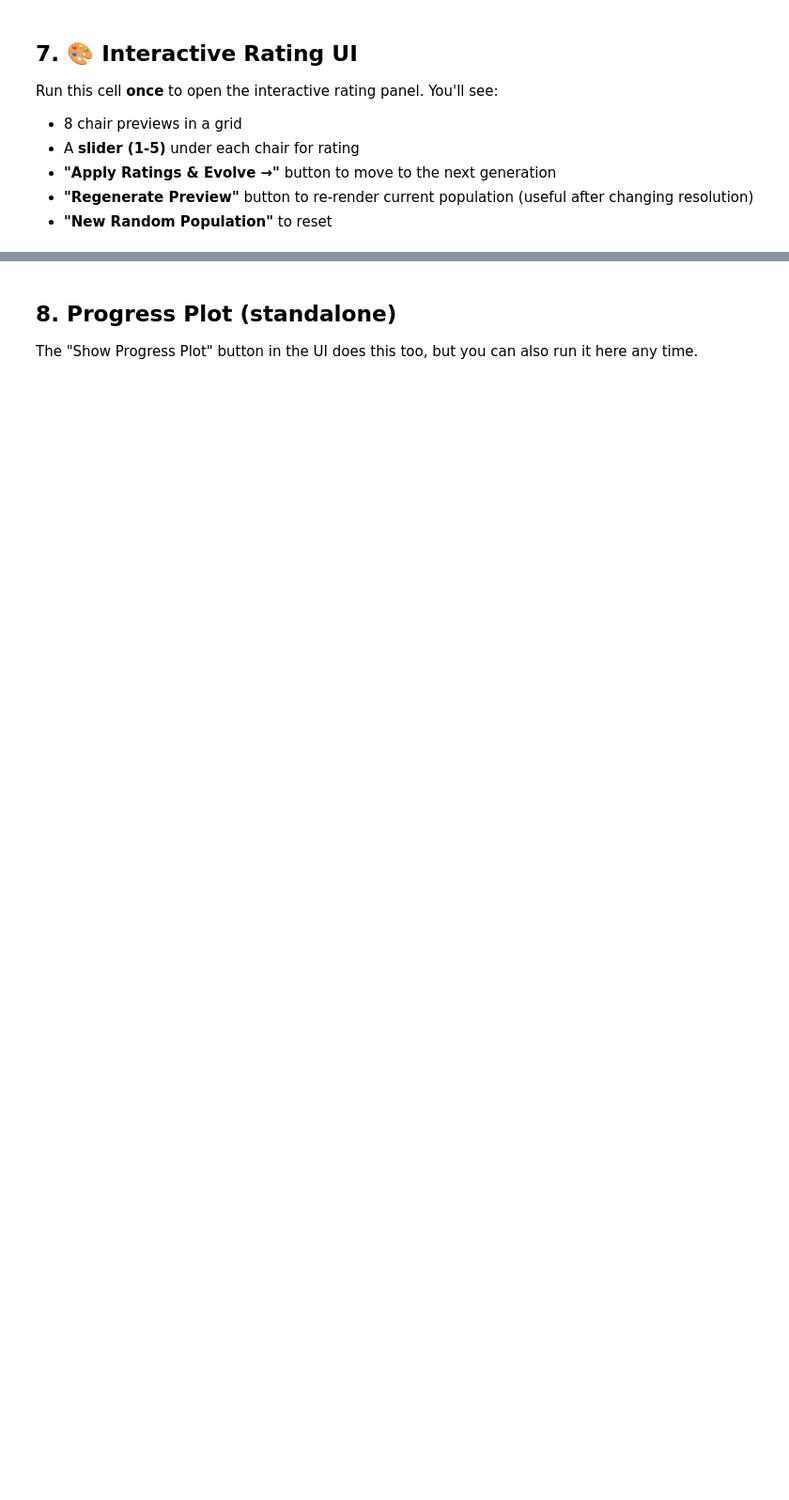
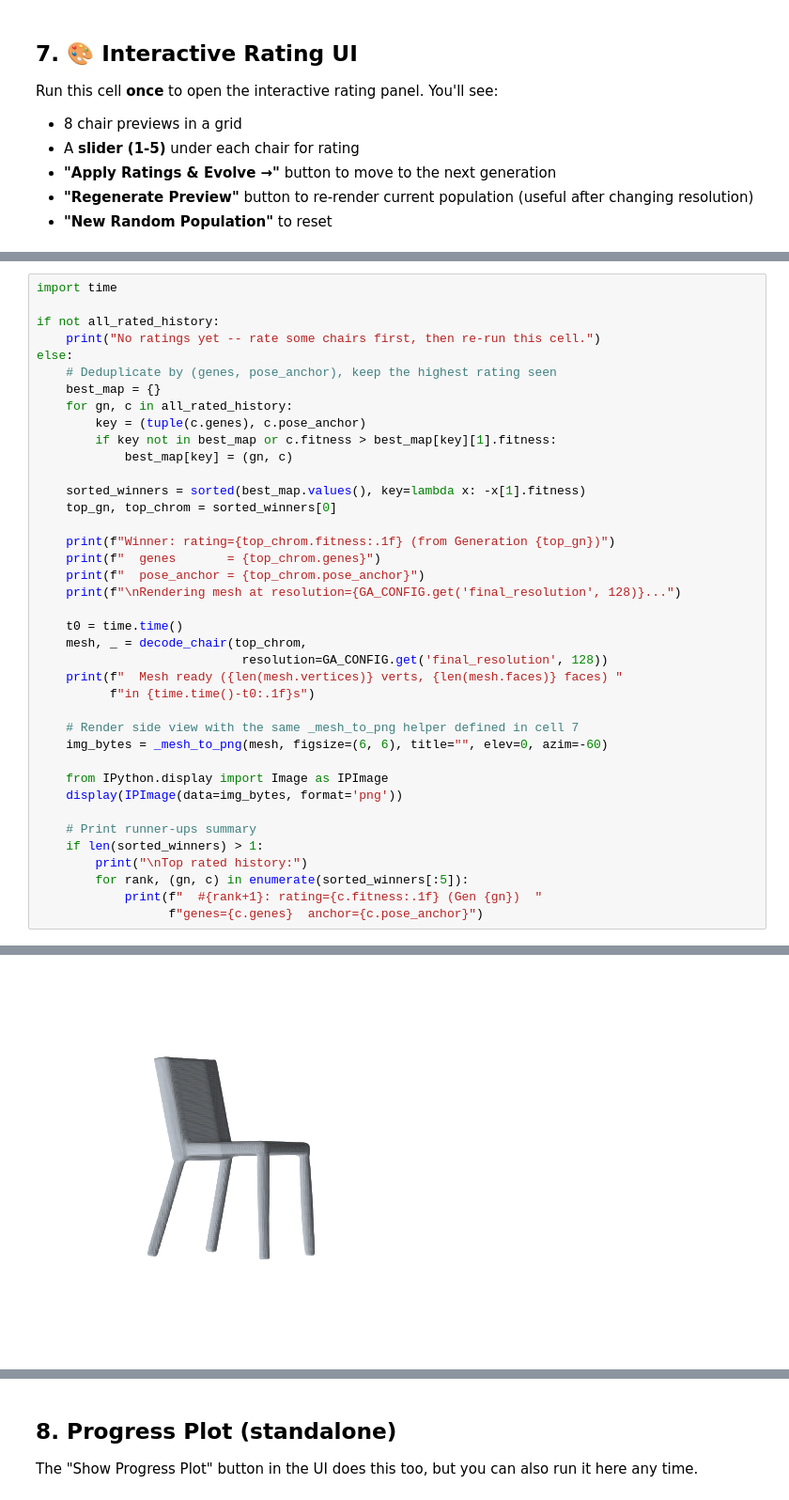
Before and after one commit to cosjiimos/PartSDF_opti, a Jupyter notebook: notebooks/ga_chair_generation/ga_user_preference.ipynb, the cells around one changed output, grey strips where cells are left out. Shown at 94% size. Saved outputs shown, nothing was run; the diff lists cells and outputs as text; blank space fills up the shorter version.

```diff
--- a/notebooks/ga_chair_generation/ga_user_preference.ipynb
+++ b/notebooks/ga_chair_generation/ga_user_preference.ipynb
@@ -655,0 +608,40 @@ _refresh_grid()
+# %%
+import time
+
+if not all_rated_history:
+    print("No ratings yet -- rate some chairs first, then re-run this cell.")
+else:
+    # Deduplicate by (genes, pose_anchor), keep the highest rating seen
+    best_map = {}
+    for gn, c in all_rated_history:
+        key = (tuple(c.genes), c.pose_anchor)
+        if key not in best_map or c.fitness > best_map[key][1].fitness:
+            best_map[key] = (gn, c)
+
+    sorted_winners = sorted(best_map.values(), key=lambda x: -x[1].fitness)
+    top_gn, top_chrom = sorted_winners[0]
+
+    print(f"Winner: rating={top_chrom.fitness:.1f} (from Generation {top_gn})")
+    print(f"  genes       = {top_chrom.genes}")
+    print(f"  pose_anchor = {top_chrom.pose_anchor}")
+    print(f"\nRendering mesh at resolution={GA_CONFIG.get('final_resolution', 128)}...")
+
+    t0 = time.time()
+    mesh, _ = decode_chair(top_chrom,
+                            resolution=GA_CONFIG.get('final_resolution', 128))
+    print(f"  Mesh ready ({len(mesh.vertices)} verts, {len(mesh.faces)} faces) "
+          f"in {time.time()-t0:.1f}s")
+
+    # Render side view with the same _mesh_to_png helper defined in cell 7
+    img_bytes = _mesh_to_png(mesh, figsize=(6, 6), title="", elev=0, azim=-60)
+
+    from IPython.display import Image as IPImage
+    display(IPImage(data=img_bytes, format='png'))
+
+    # Print runner-ups summary
+    if len(sorted_winners) > 1:
+        print("\nTop rated history:")
+        for rank, (gn, c) in enumerate(sorted_winners[:5]):
+            print(f"  #{rank+1}: rating={c.fitness:.1f} (Gen {gn})  "
+                  f"genes={c.genes}  anchor={c.pose_anchor}")
+# %% [output]
@@ -655,0 +654 @@ _refresh_grid()
+[figure, added]
```
Also changed, not shown: parts of 6 cells of this notebook.
